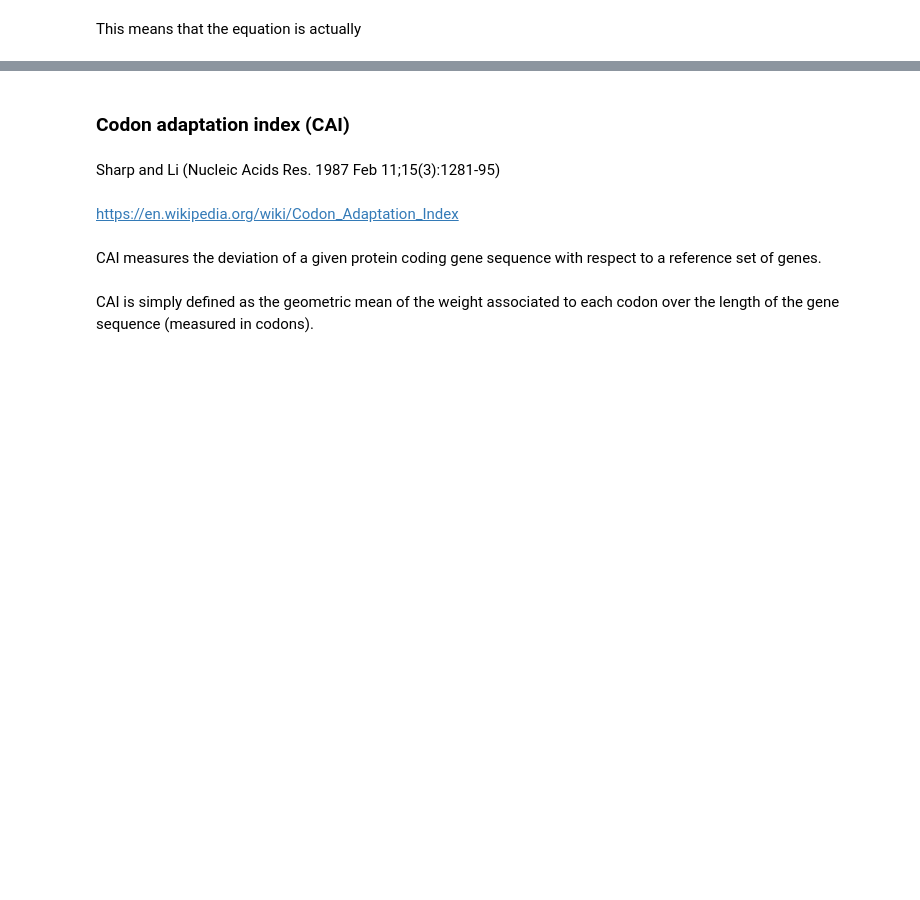
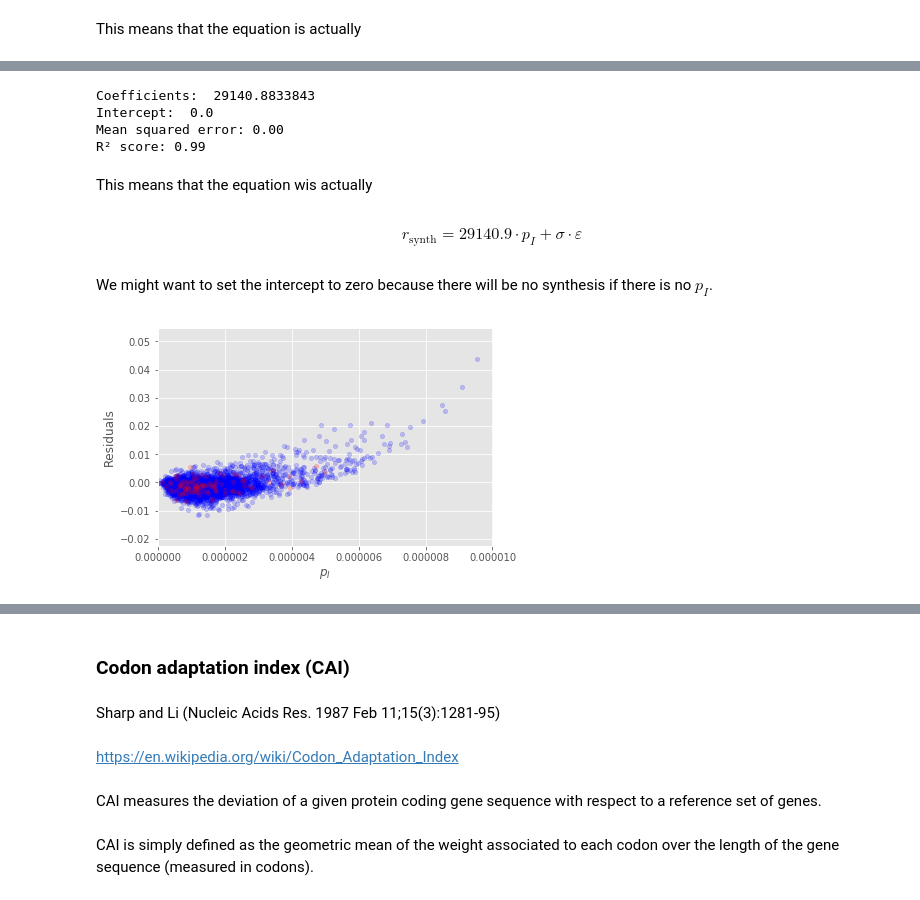
Before and after one commit to gittenberg/TRSL, a Jupyter notebook: workbooks/analyses/09 Codon_usage_analysis_tAI_cAI.ipynb, the cells around one changed output, grey strips where cells are left out. Cells and saved outputs as stored; diff of their text form; code cells hidden in the pictures; blank space fills up the shorter version.

```diff
--- a/workbooks/analyses/09 Codon_usage_analysis_tAI_cAI.ipynb
+++ b/workbooks/analyses/09 Codon_usage_analysis_tAI_cAI.ipynb
@@ -689,8 +717,8 @@ regression_x_train = regression_x[:-ntest]
 regression_x_test = regression_x[-ntest:]
 
 # Split the targets into training/testing sets
-regression_y_train = regression_data['prot_speeds_per_transcript'][:-ntest]
-regression_y_test = regression_data['prot_speeds_per_transcript'][-ntest:]
+regression_y_train = regression_data['prot_speed_per_transcript'][:-ntest]
+regression_y_test = regression_data['prot_speed_per_transcript'][-ntest:]
 # %% [markdown]
 Linear regression:
 # %%
@@ -736,0 +754,45 @@ plt.show()
+# %%
+# Create linear regression object
+regr = linear_model.LinearRegression(fit_intercept=False)
+
+# Train the model using the training sets
+regr.fit(regression_x_train, regression_y_train)
+
+# Make predictions using the testing set
+regression_y_pred = regr.predict(regression_x_test)
+
+# The coefficients
+print 'Coefficients: ', regr.coef_[0]
+print 'Intercept: ', regr.intercept_
+
+# The mean squared error
+print "Mean squared error: %.2f" % mean_squared_error(regression_y_test, regression_y_pred)
+
+# Explained variance score: 1 is perfect prediction
+print 'R² score: %.2f' % r2_score(regression_y_test, regression_y_pred)
+# %% [output]
+Coefficients:  29140.8833843
+Intercept:  0.0
+Mean squared error: 0.00
+R² score: 0.99
+# %% [markdown]
+This means that the equation wis actually
+# %% [markdown]
+$$ r_\mathrm{synth} = 29140.9 \cdot p_I + \sigma \cdot \varepsilon $$
+# %% [markdown]
+We might want to set the intercept to zero because there will be no synthesis if there is no $p_I$.
+# %%
+residuals = regr.predict(regression_x_train) - regression_y_train
+# %%
+plt.scatter(regression_x_train, residuals,
+            c='b', s=20, alpha=0.2)
+plt.scatter(regression_x_test, regr.predict(regression_x_test) - regression_y_test,
+            c='r', s=20, alpha=0.2)
+plt.xlabel("$p_I$")
+plt.ylabel("Residuals")
+
+plt.xlim([0, 0.00001])
+
+plt.show()
+# %% [output]
+[figure, added]
```
Also changed, not shown: parts of 44 cells of this notebook.
